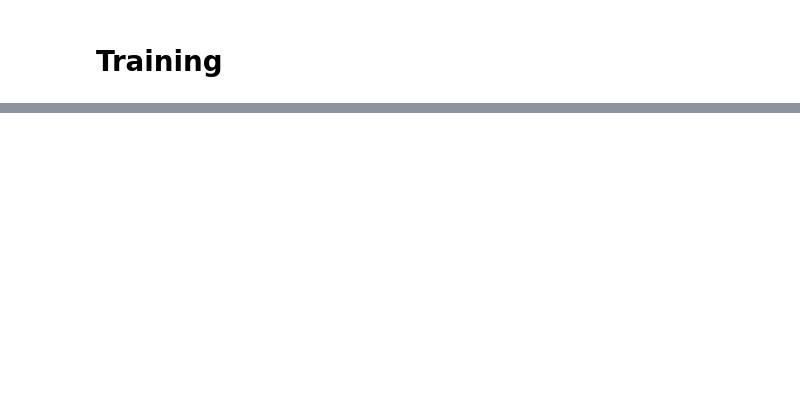
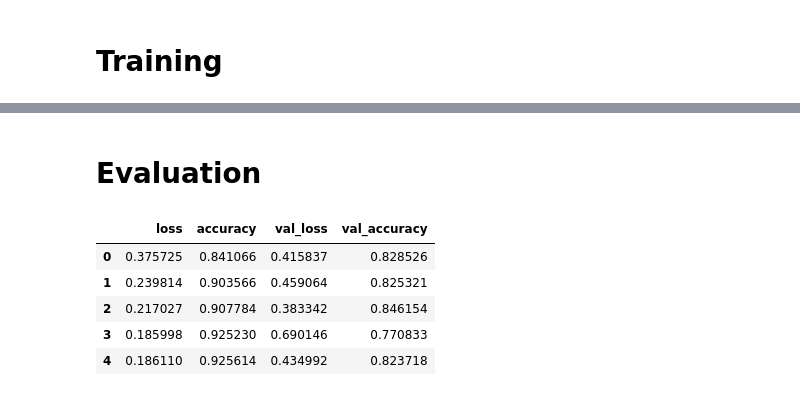
Before and after one commit to RichFree/CS3244PnumoniaCNN, a Jupyter notebook: project.ipynb, the cells around one changed output, grey strips where cells are left out. Drawn from its saved outputs; the diff is of its cells as text; code cells hidden in the pictures; blank space fills up the shorter version.

```diff
--- a/project.ipynb
+++ b/project.ipynb
@@ -172,0 +230,2 @@ ResourceExhaustedError: OOM when allocating tensor with shape[2411968,128] and t
+# %% [markdown]
+# Evaluation
@@ -172,0 +234,9 @@ ResourceExhaustedError: OOM when allocating tensor with shape[2411968,128] and t
+# %%
+losses
+# %% [output]
+|  | loss | accuracy | val_loss | val_accuracy |
+| 0 | 0.375725 | 0.841066 | 0.415837 | 0.828526 |
+| 1 | 0.239814 | 0.903566 | 0.459064 | 0.825321 |
+| 2 | 0.217027 | 0.907784 | 0.383342 | 0.846154 |
+| 3 | 0.185998 | 0.925230 | 0.690146 | 0.770833 |
+| 4 | 0.186110 | 0.925614 | 0.434992 | 0.823718 |
```
Also changed, not shown: parts of 58 cells of this notebook, 1 other file.
